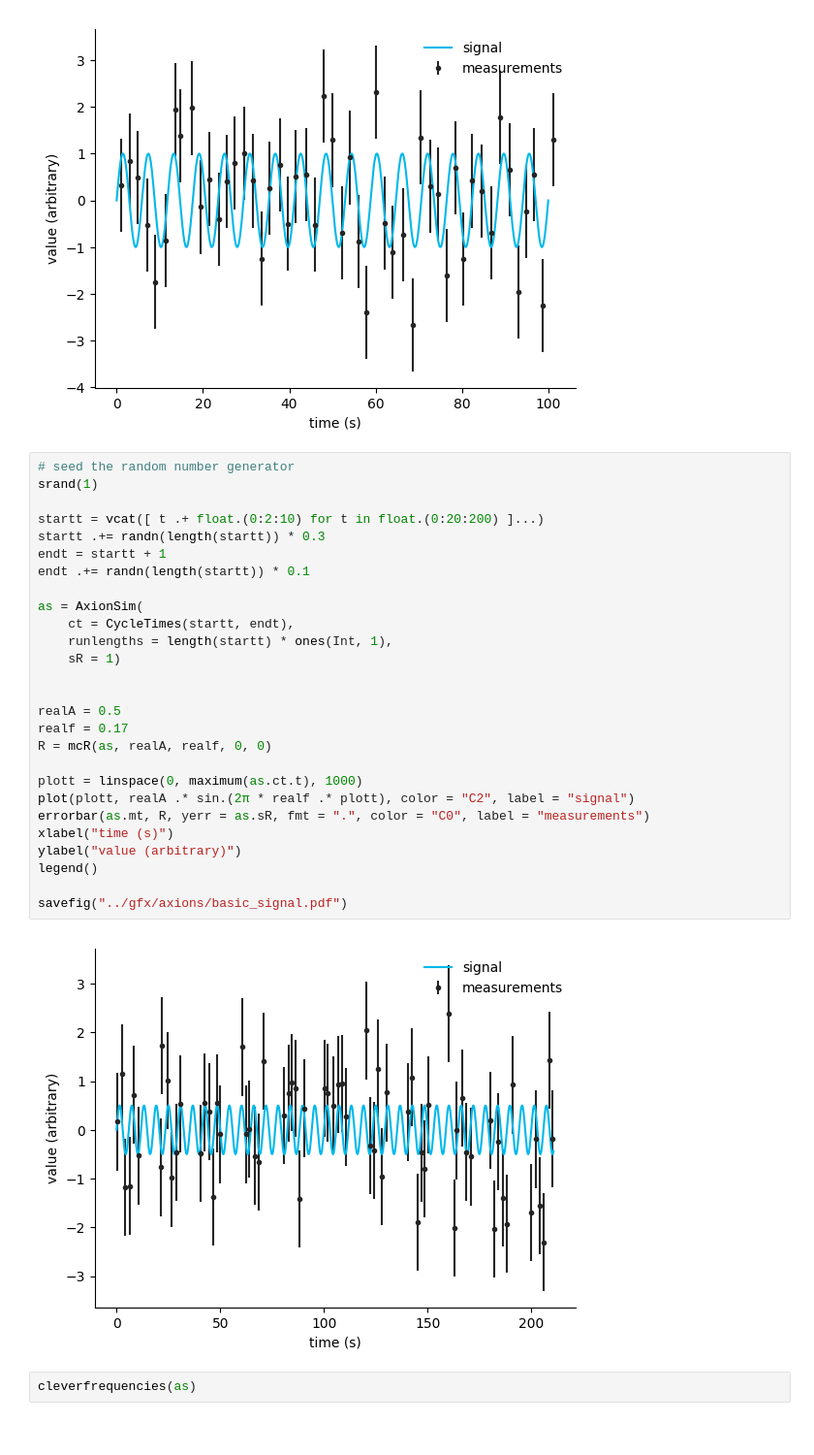
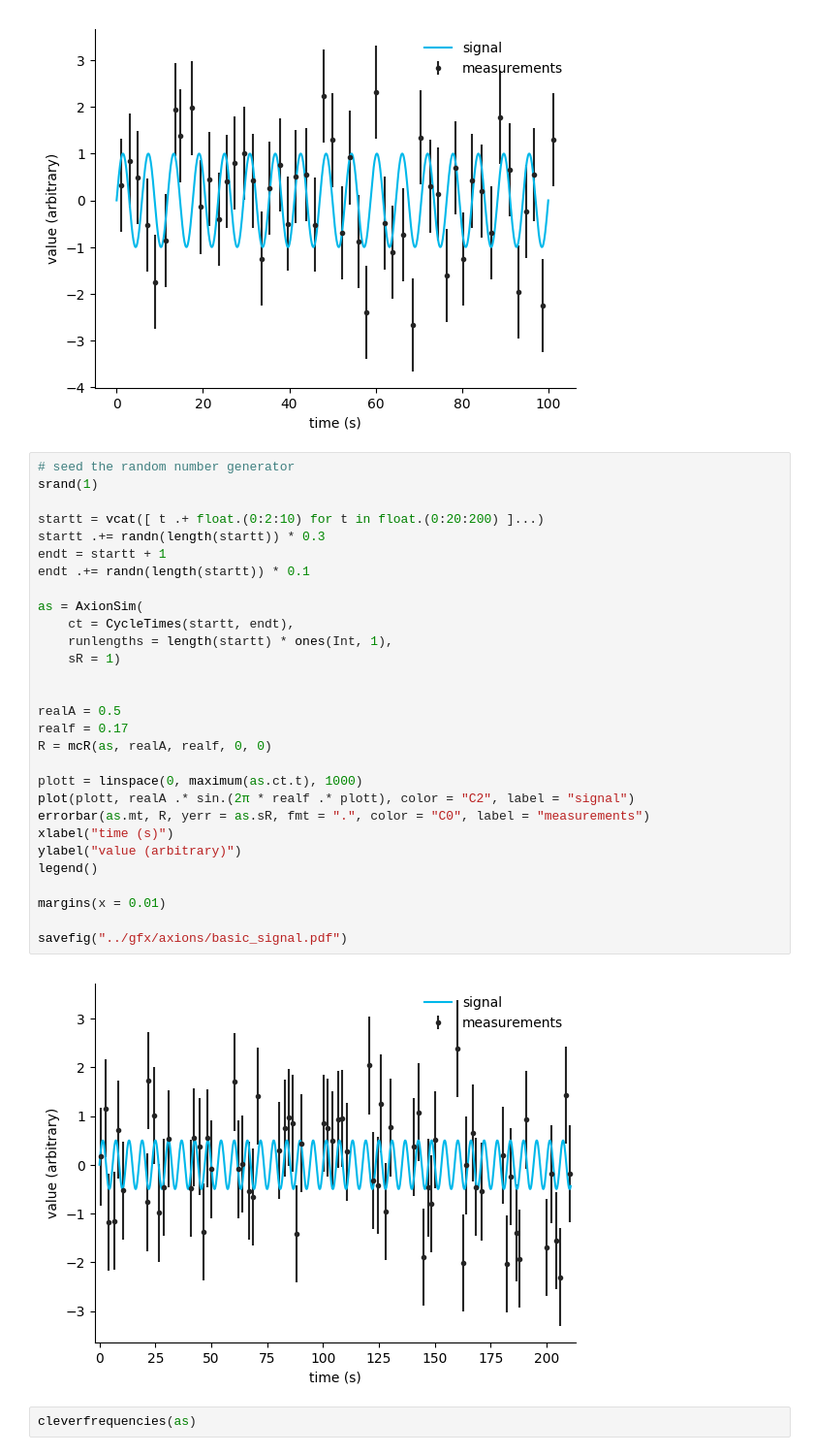
Before and after one commit to rawlik/rawlik-phd-thesis, a Jupyter notebook: calculations/alp_plots.ipynb, the cells around one changed output. Shown at 97% size. Cells and saved outputs as stored; diff of their text form.

Commit message:
Update plots for the periodograms example.

```diff
--- a/calculations/alp_plots.ipynb
+++ b/calculations/alp_plots.ipynb
@@ -64,32 +64,34 @@ while loading In[4], in expression starting on line 4
 # %%
 # seed the random number generator
 srand(1)
 
 startt = vcat([ t .+ float.(0:2:10) for t in float.(0:20:200) ]...)
 startt .+= randn(length(startt)) * 0.3
 endt = startt + 1
 endt .+= randn(length(startt)) * 0.1
 
 as = AxionSim(
     ct = CycleTimes(startt, endt),
     runlengths = length(startt) * ones(Int, 1),
     sR = 1)
 
 
 realA = 0.5
 realf = 0.17
 R = mcR(as, realA, realf, 0, 0)
 
 plott = linspace(0, maximum(as.ct.t), 1000)
 plot(plott, realA .* sin.(2π * realf .* plott), color = "C2", label = "signal")
 errorbar(as.mt, R, yerr = as.sR, fmt = ".", color = "C0", label = "measurements")
 xlabel("time (s)")
 ylabel("value (arbitrary)")
 legend()
 
+margins(x = 0.01)
+
 savefig("../gfx/axions/basic_signal.pdf")
 # %% [output]
-[figure, old version]
+[figure, new version]
 # %%
 cleverfrequencies(as)
 # %% [output]
```
Also changed, not shown: parts of 7 cells of this notebook, 6 other files.
